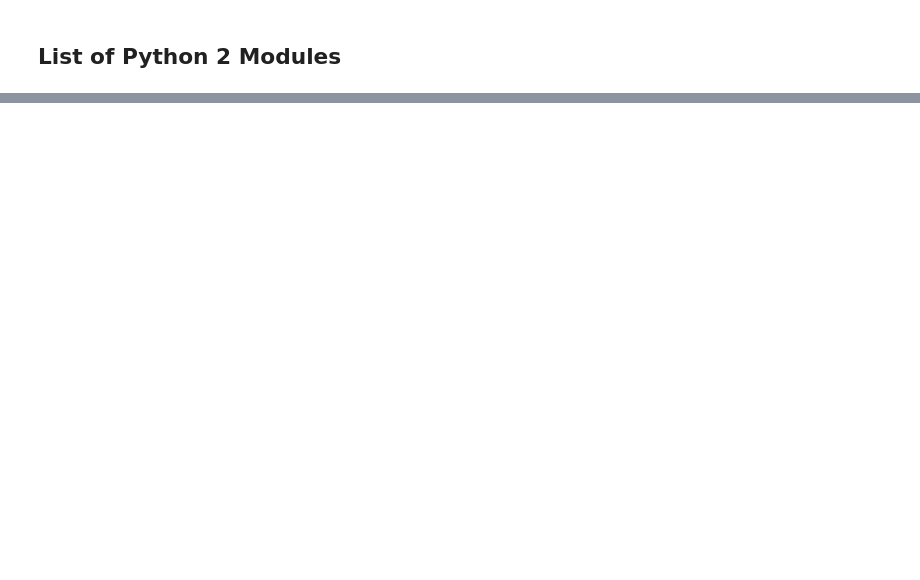
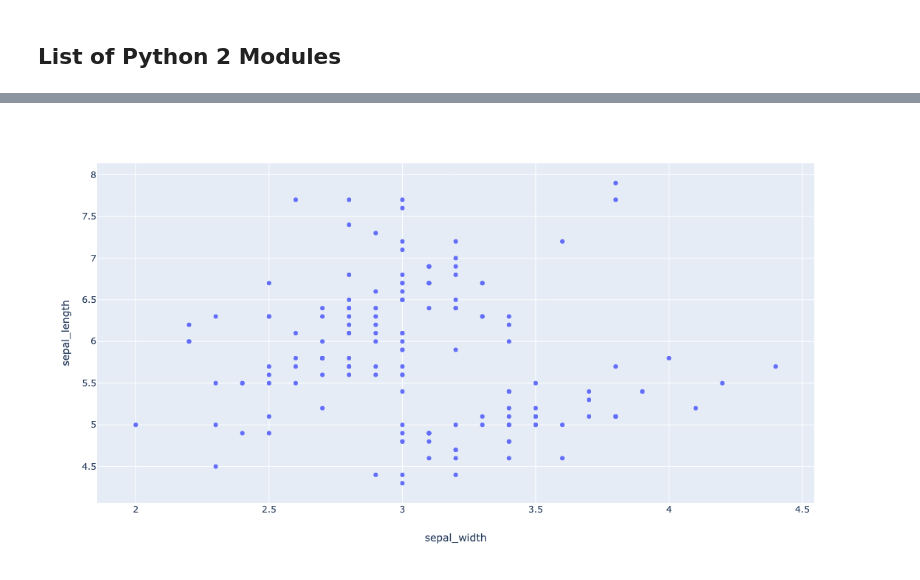
Before and after one commit to ThreatHuntingProject/hunter, a Jupyter notebook: Test.ipynb, the cells around one changed output, grey strips where cells are left out. Drawn from its saved outputs; the diff is of its cells as text; code cells hidden in the pictures; blank space fills up the shorter version.

```diff
--- a/Test.ipynb
+++ b/Test.ipynb
@@ -45,0 +89,6 @@ df.iplot(kind='scatter', bgcolor='dimgray')
+# %%
+data = px.data.iris()
+
+px.scatter(data, x='sepal_width', y='sepal_length')
+# %% [output]
+[figure, added]
```
Also changed, not shown: parts of 6 cells of this notebook, 1 other file.
